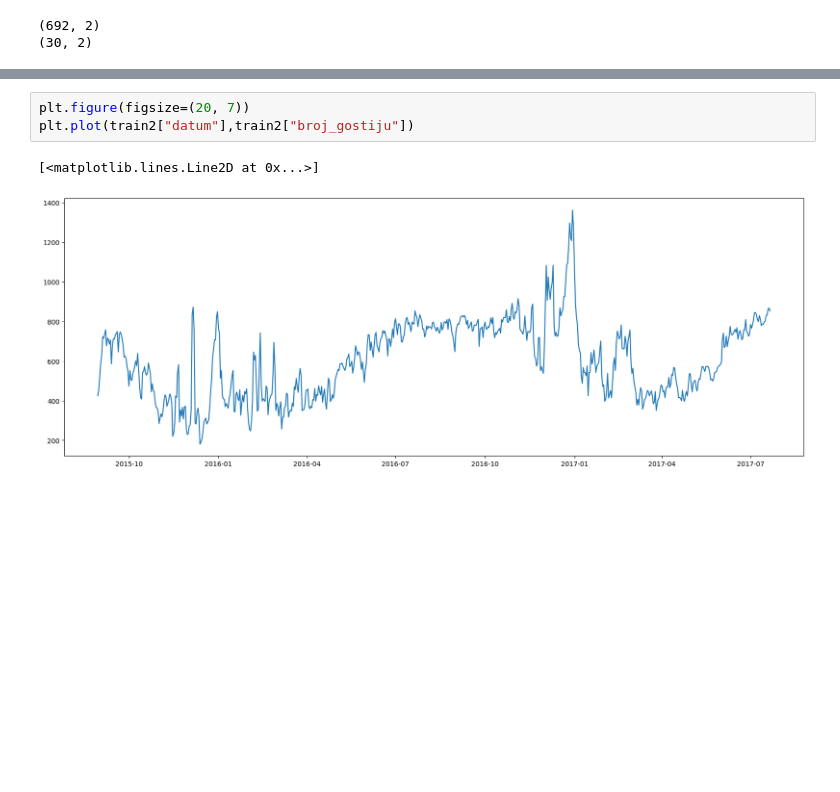
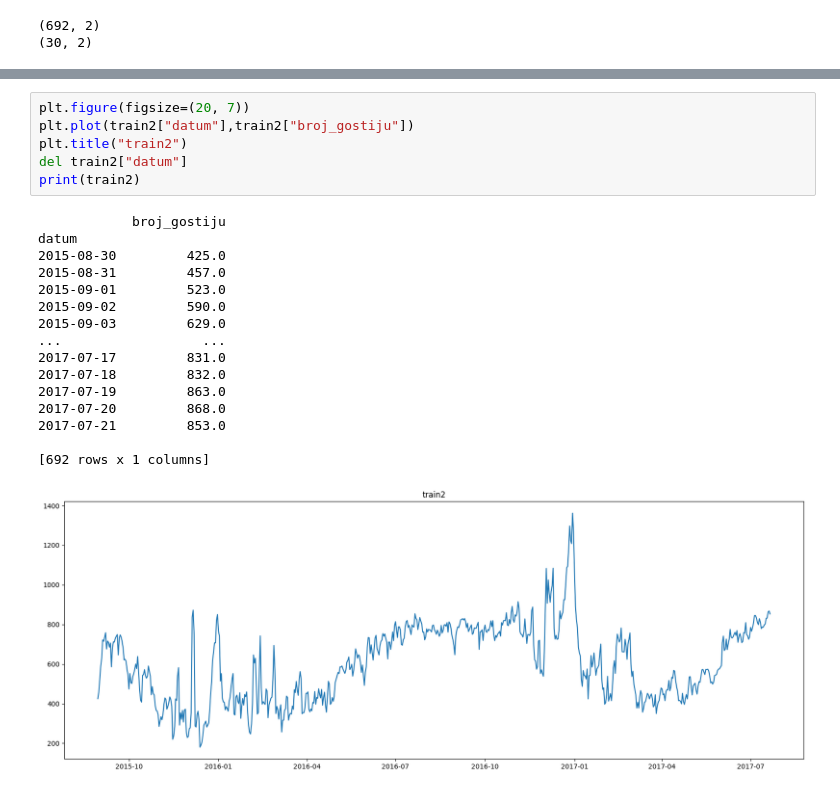
Before and after one commit to Matija-Kukic/lumen, a Jupyter notebook: data_process/total_process/Total_process.ipynb, the cells around one changed output, grey strips where cells are left out. Drawn from its saved outputs; the diff is of its cells as text; blank space fills up the shorter version.

```diff
--- a/data_process/total_process/Total_process.ipynb
+++ b/data_process/total_process/Total_process.ipynb
@@ -156,6 +190,23 @@ plt.plot(test2["datum"],test2["broj_gostiju"])
 # %%
 plt.figure(figsize=(20, 7))
 plt.plot(train2["datum"],train2["broj_gostiju"])
+plt.title("train2")
+del train2["datum"]
+print(train2)
 # %% [output]
-[<matplotlib.lines.Line2D at 0x...>]
+            broj_gostiju
+datum
+2015-08-30         425.0
+2015-08-31         457.0
+2015-09-01         523.0
+2015-09-02         590.0
+2015-09-03         629.0
+...                  ...
+2017-07-17         831.0
+2017-07-18         832.0
+2017-07-19         863.0
+2017-07-20         868.0
+2017-07-21         853.0
+
+[692 rows x 1 columns]
-[figure, old version]
+[figure, new version]
```
Also changed, not shown: parts of 11 cells of this notebook.
